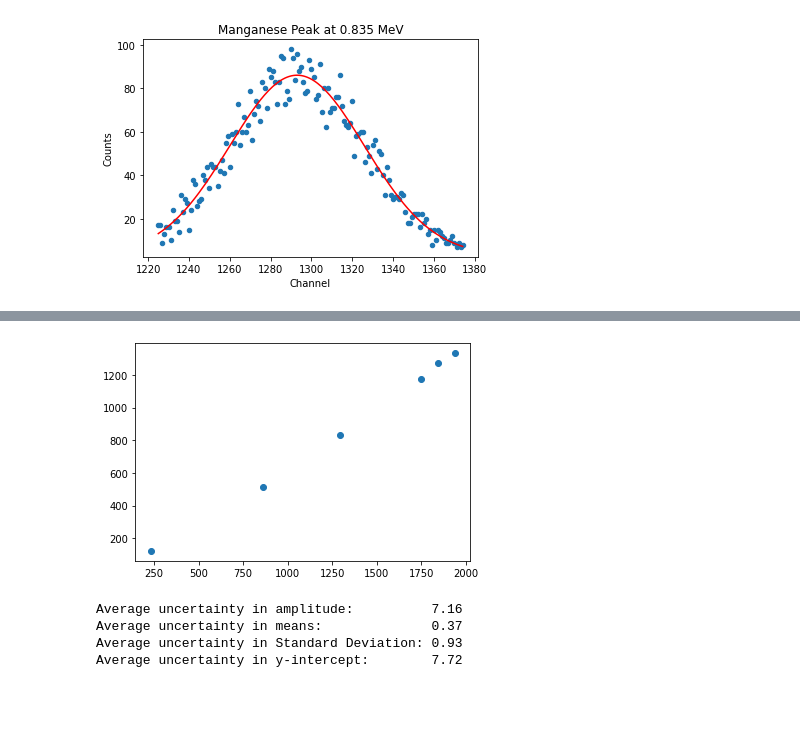
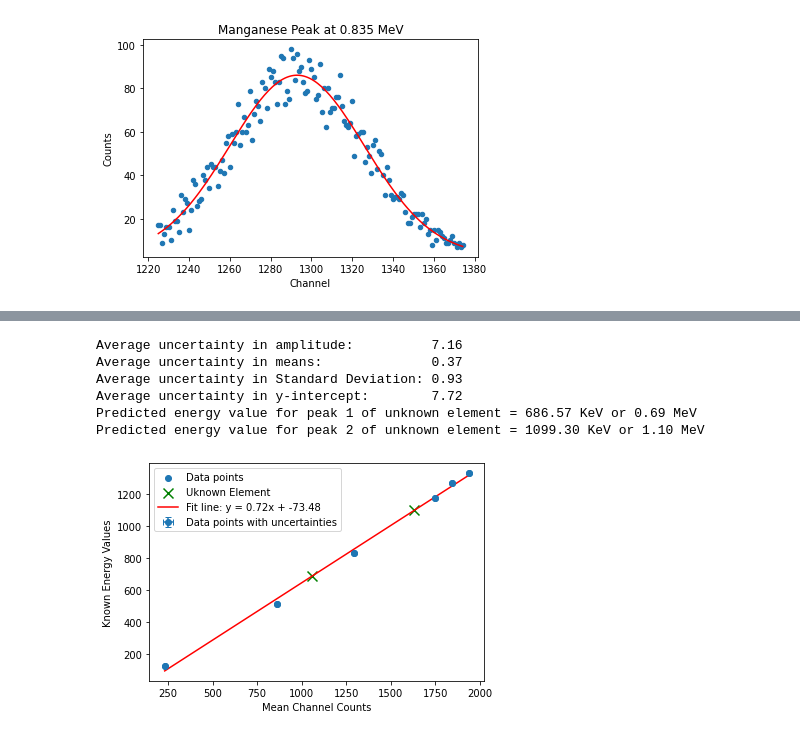
Before and after one commit to maraMaraschino/Adv-Lab, a Jupyter notebook: Gamma Spectroscopy/Gamma Spec Data.ipynb, the cells around one changed output, grey strips where cells are left out. Saved outputs shown, nothing was run; the diff lists cells and outputs as text; code cells hidden in the pictures; blank space fills up the shorter version.

```diff
--- a/Gamma Spectroscopy/Gamma Spec Data.ipynb
+++ b/Gamma Spectroscopy/Gamma Spec Data.ipynb
@@ -281,13 +277,13 @@ Uncertainty in amplitude: 2.25, Uncertainty in mean: 0.45
 Sigma standard deviation: 1.17, Uncertainty in y offset: 2.42
 [figure]
 # %%
-A = 10000
-B = 60
-C = 10
-D = 2000
+A = 3500
+B = 1060
+C = 50
+D = 400
 
 
-unknown_peak_1 = unknown.iloc[50:75].copy()
+unknown_peak_1 = unknown.iloc[1000:1110].copy()
 ax1 = unknown_peak_1.plot.scatter(unknown_peak_1.columns[0], unknown_peak_1.columns[1])
 ax1.set_title("Unknown Data Peak 1")
 
@@ -298,12 +294,12 @@ unknown_peak_1_values = find_values(A, B, C, D, xdata_unk, ydata_unk)
 
 sigma_amp, sigma_mean, sigma_std, sigma_b = find_uncertainties(unknown_peak_1_values)
 
-A = 3500
-B = 1060
-C = 50
-D = 400
+A = 20
+B = 1630
+C = 5
+D = 5
 
-unknown_peak_2 = unknown.iloc[1000:1120].copy()
+unknown_peak_2 = unknown.iloc[1550:1720].copy()
 ax1 = unknown_peak_2.plot.scatter(unknown_peak_2.columns[0], unknown_peak_2.columns[1])
 ax1.set_title("Unknown Data Peak 2")
 
@@ -332,4 +328,6 @@ Sigma standard deviation: 0.28, Uncertainty in y offset: 34.24
 # %%
+from scipy.stats import linregress
+
 # Storing found values
 value_bank = {
     (cobalt_peak_1_values, 1175),
@@ -346,42 +344,68 @@ value_bank = {
 
 tested_means    = []
 known_means     = []
 
 sigma_amp_list  = []
 sigma_mean_list = []
 sigma_std_list  = []
 sigma_b_list    = []
 
-
-
 for (tested, known) in value_bank:
     if known is None:
         pass
     else:
         # sigma_amp, sigma_mean, sigma_std, sigma_b
         uncertainties = find_uncertainties(tested)
 
         tested_means.append(tested[1])
         known_means.append(known)
 
         sigma_amp_list.append(uncertainties[0])
         sigma_mean_list.append(uncertainties[1])
         sigma_std_list.append(uncertainties[2])
         sigma_b_list.append(uncertainties[3])
 
-ax1 = plt.scatter(tested_means, known_means)
-plt.show()
+# Calculating equation of line and uncertainties
+slope, intercept, r_value, p_value, std_err = linregress(tested_means, known_means)
+
+# Plotting unknown element
+unk_1_xvalue = unknown_peak_1_values[1]
+unk_2_xvalue = unknown_peak_2_values[1]
+
+unk_1_predicted_value = slope * unk_1_xvalue + intercept
+unk_2_predicted_value = slope * unk_2_xvalue + intercept
+
+x_err = sigma_mean_list
+y_err = np.zeros_like(known_means)
+
+x_line = np.linspace(min(tested_means), max(tested_means), 100)
+y_line = slope * x_line + intercept
+
+plt.errorbar(tested_means, known_means, xerr=x_err, yerr=y_err, fmt='o', label="Data points with uncertainties", capsize=3)
+
+plt.scatter(tested_means, known_means, label="Data points")
+plt.scatter([unk_1_xvalue, unk_2_xvalue],[unk_1_predicted_value, unk_2_predicted_value], color="green",
+           label="Uknown Element", marker="x", s=100)
+
+# Plot the regression line
+plt.plot(x_line, y_line, color="red", label=f"Fit line: y = {slope:.2f}x + {intercept:.2f}")
+
+# Display plot with labels and legend
+plt.xlabel('Mean Channel Counts')
+plt.ylabel('Known Energy Values')
+plt.legend()
 
 print(f"Average uncertainty in amplitude:          {np.mean(sigma_amp_list):.2f}")
 print(f"Average uncertainty in means:              {np.mean(sigma_mean_list):.2f}")
 print(f"Average uncertainty in Standard Deviation: {np.mean(sigma_std_list):.2f}")
 print(f"Average uncertainty in y-intercept:        {np.mean(sigma_b_list):.2f}")
-
-#print(sigma_b_list)
-#print(sigma_amp_list)
+print(f"Predicted energy value for peak 1 of unknown element = {unk_1_predicted_value:.2f} KeV or {unk_1_predicted_value/1000:.2f} MeV")
+print(f"Predicted energy value for peak 2 of unknown element = {unk_2_predicted_value:.2f} KeV or {unk_2_predicted_value/1000:.2f} MeV")
 # %% [output]
+Average uncertainty in amplitude:          7.16
+Average uncertainty in means:              0.37
+Average uncertainty in Standard Deviation: 0.93
+Average uncertainty in y-intercept:        7.72
+Predicted energy value for peak 1 of unknown element = 686.57 KeV or 0.69 MeV
+Predicted energy value for peak 2 of unknown element = 1099.30 KeV or 1.10 MeV
-[figure, old version]
+[figure, new version]
-Average uncertainty in amplitude:          7.16
-Average uncertainty in means:              0.37
-Average uncertainty in Standard Deviation: 0.93
-Average uncertainty in y-intercept:        7.72
```
Also changed, not shown: parts of 4 cells of this notebook.
